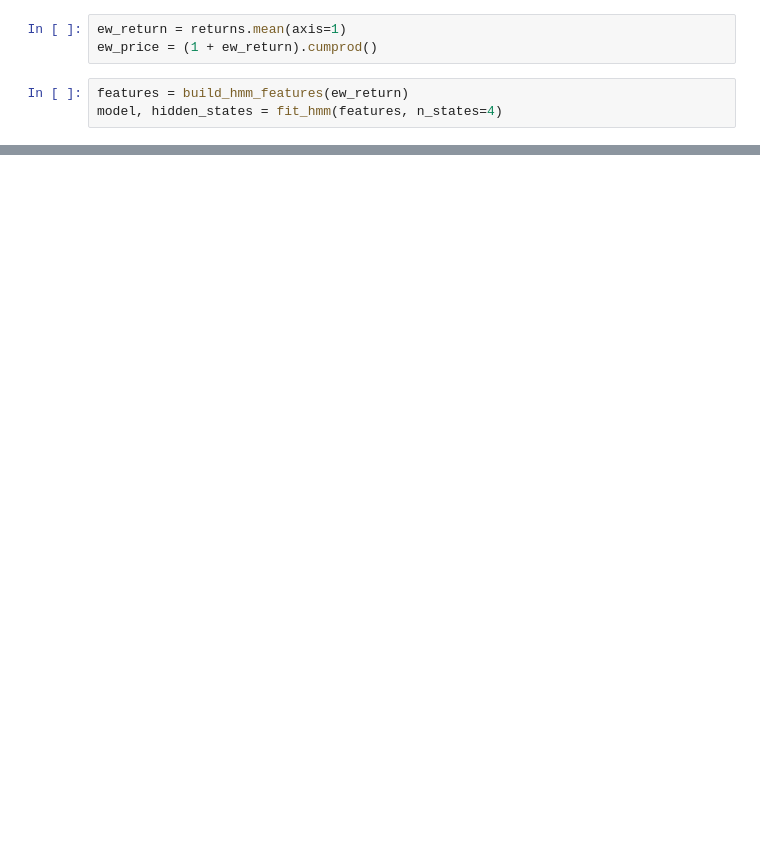
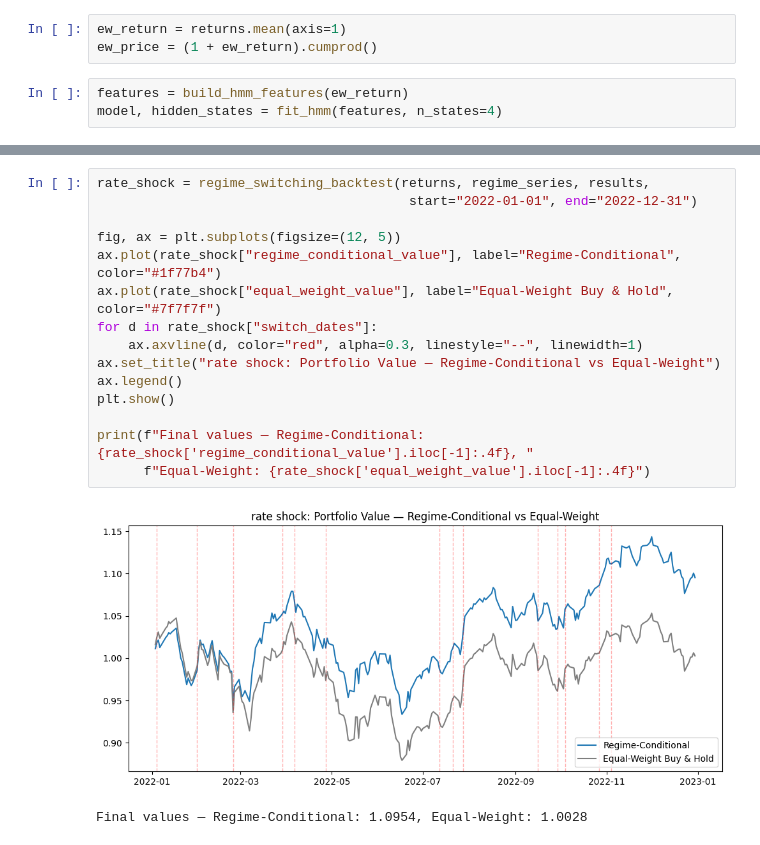
Before and after one commit to vedant464github/quantrisk-, a Jupyter notebook: notebooks/01_ed.ipynb, the cells around one changed output, grey strips where cells are left out. Cells and saved outputs as stored; diff of their text form; blank space fills up the shorter version.

```diff
--- a/notebooks/01_ed.ipynb
+++ b/notebooks/01_ed.ipynb
@@ -225,0 +314,18 @@ dtype: float64
+# %%
+rate_shock = regime_switching_backtest(returns, regime_series, results,
+                                        start="2022-01-01", end="2022-12-31")
+
+fig, ax = plt.subplots(figsize=(12, 5))
+ax.plot(rate_shock["regime_conditional_value"], label="Regime-Conditional", color="#1f77b4")
+ax.plot(rate_shock["equal_weight_value"], label="Equal-Weight Buy & Hold", color="#7f7f7f")
+for d in rate_shock["switch_dates"]:
+    ax.axvline(d, color="red", alpha=0.3, linestyle="--", linewidth=1)
+ax.set_title("rate shock: Portfolio Value — Regime-Conditional vs Equal-Weight")
+ax.legend()
+plt.show()
+
+print(f"Final values — Regime-Conditional: {rate_shock['regime_conditional_value'].iloc[-1]:.4f}, "
+      f"Equal-Weight: {rate_shock['equal_weight_value'].iloc[-1]:.4f}")
+# %% [output]
+[figure, added]
+Final values — Regime-Conditional: 1.0954, Equal-Weight: 1.0028
```
Also changed, not shown: parts of 19 cells of this notebook.
